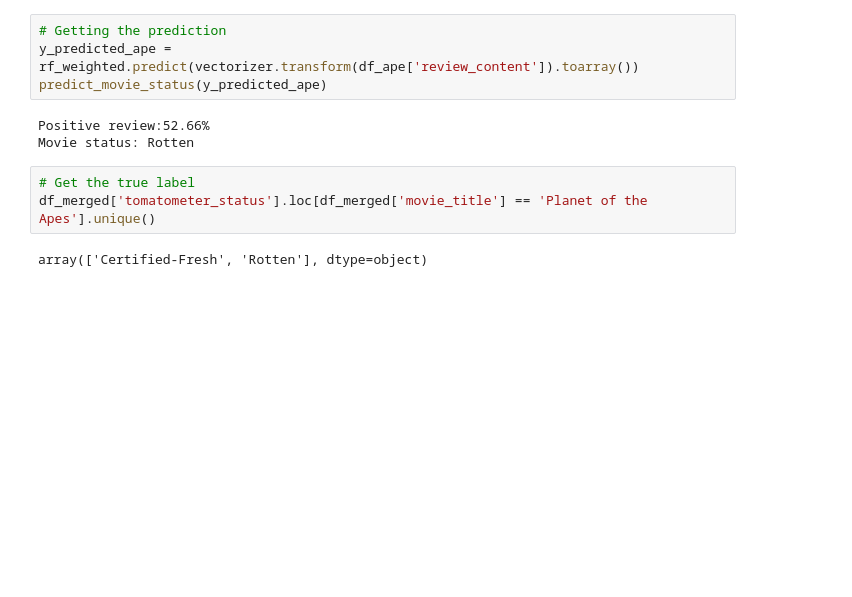
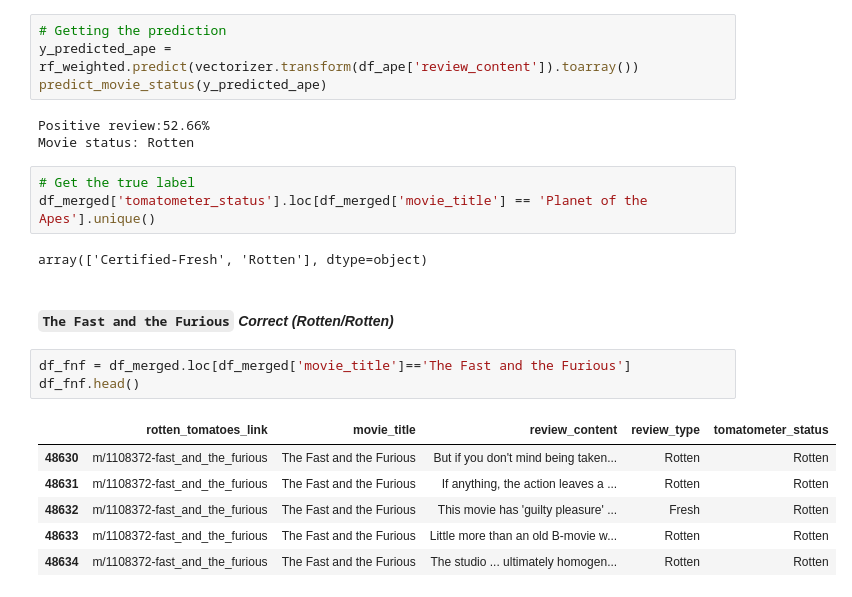
Before and after one commit to chrishunt11/Rotten-Tomatoes-Movies-Rating-Prediction, a Jupyter notebook: Rotten Tomatoes Movies Rating.ipynb, the cells around one changed output. Drawn from its saved outputs; the diff is of its cells as text; blank space fills up the shorter version.

```diff
--- a/Rotten Tomatoes Movies Rating.ipynb
+++ b/Rotten Tomatoes Movies Rating.ipynb
@@ -1045,3 +1041,15 @@ Movie status: Rotten
 df_merged['tomatometer_status'].loc[df_merged['movie_title'] == 'Planet of the Apes'].unique()
 # %% [output]
 array(['Certified-Fresh', 'Rotten'], dtype=object)
+# %% [markdown]
+#### `The Fast and the Furious` *Correct (Rotten/Rotten)*
+# %%
+df_fnf = df_merged.loc[df_merged['movie_title']=='The Fast and the Furious']
+df_fnf.head()
+# %% [output]
+|  | rotten_tomatoes_link | movie_title | review_content | review_type | tomatometer_status |
+| 48630 | m/1108372-fast_and_the_furious | The Fast and the Furious | But if you don't mind being taken... | Rotten | Rotten |
+| 48631 | m/1108372-fast_and_the_furious | The Fast and the Furious | If anything, the action leaves a ... | Rotten | Rotten |
+| 48632 | m/1108372-fast_and_the_furious | The Fast and the Furious | This movie has 'guilty pleasure' ... | Fresh | Rotten |
+| 48633 | m/1108372-fast_and_the_furious | The Fast and the Furious | Little more than an old B-movie w... | Rotten | Rotten |
+| 48634 | m/1108372-fast_and_the_furious | The Fast and the Furious | The studio ... ultimately homogen... | Rotten | Rotten |
```
Also changed, not shown: parts of 6 cells of this notebook.
